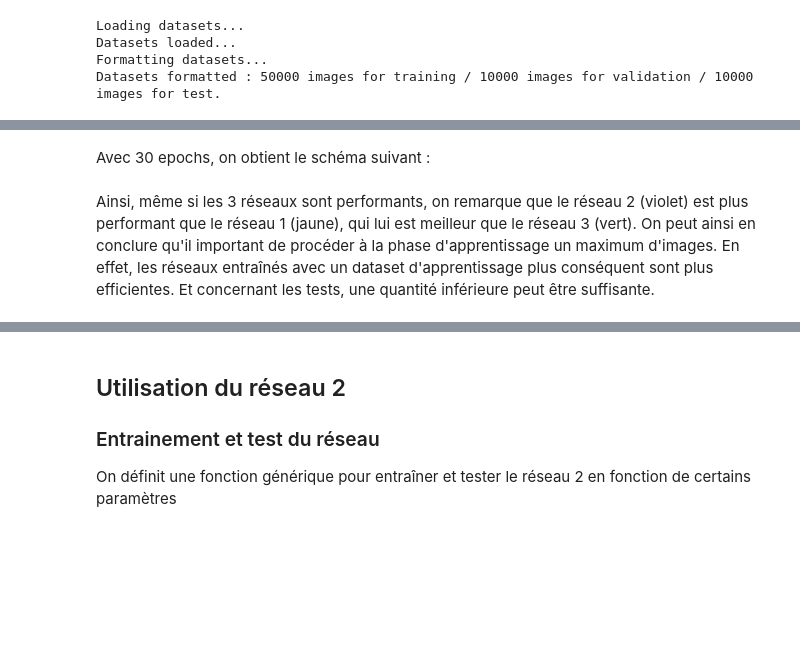
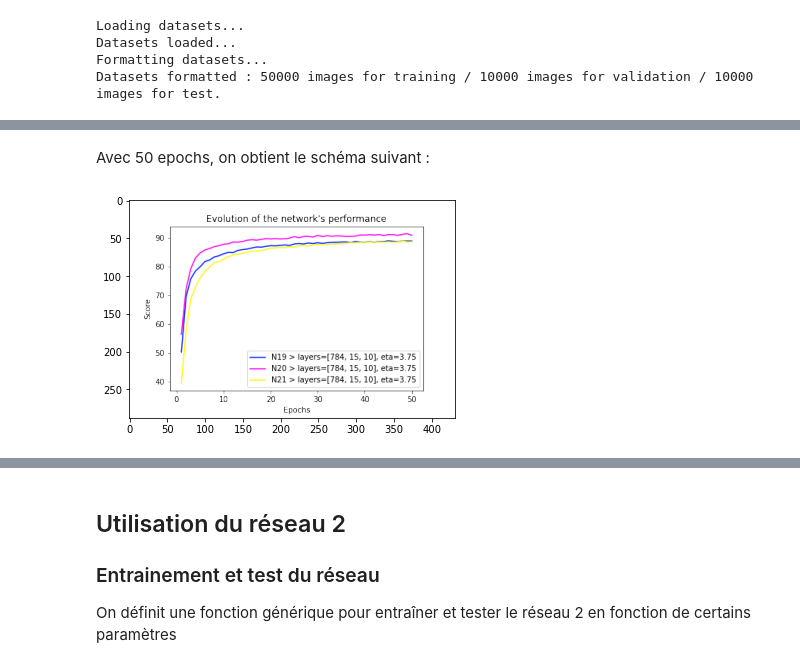
Before and after one commit to iFairPlay22/Handwritten-Digits-Recognition, a Jupyter notebook: src/Rapport.ipynb, the cells around one changed output, grey strips where cells are left out. Drawn from its saved outputs; the diff is of its cells as text; code cells hidden in the pictures; blank space fills up the shorter version.

```diff
--- a/src/Rapport.ipynb
+++ b/src/Rapport.ipynb
@@ -277,6 +221,6 @@ Best ratio: 1 (L=33333, T=3333), with 89.7989798979898% success rate!
 # %% [markdown]
-Avec 30 epochs, on obtient le schéma suivant :
+Avec 50 epochs, on obtient le schéma suivant :
 # %%
-displayImages([ "./output/save/30_epochs/1/ratios/plot_.png" ])
+displayImages([ "./output/save/50_epochs/1/ratios/plot_.png" ])
+# %% [output]
+[figure, added]
-# %% [markdown]
-Ainsi, même si les 3 réseaux sont performants, on remarque que le réseau 2 (violet) est plus performant que le réseau 1 (jaune), qui lui est meilleur que le réseau 3 (vert). On peut ainsi en conclure qu'il important de procéder à la phase d'apprentissage un maximum d'images. En effet, les réseaux entraînés avec un dataset d'apprentissage plus conséquent sont plus efficientes. Et concernant les tests, une quantité inférieure peut être suffisante.
```
Also changed, not shown: parts of 47 cells of this notebook, 33 other files.
